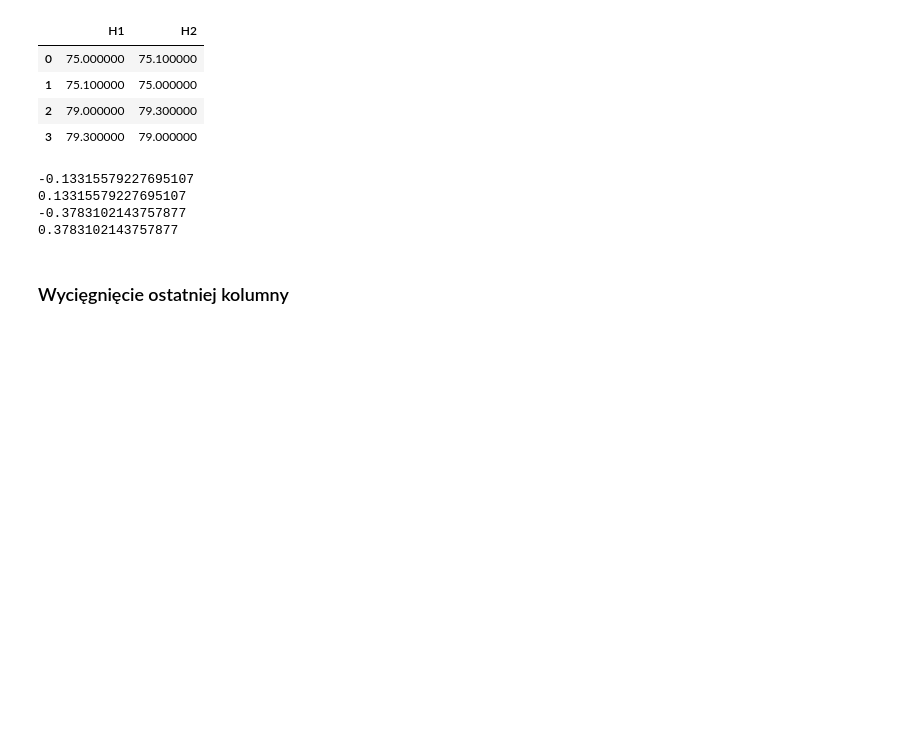
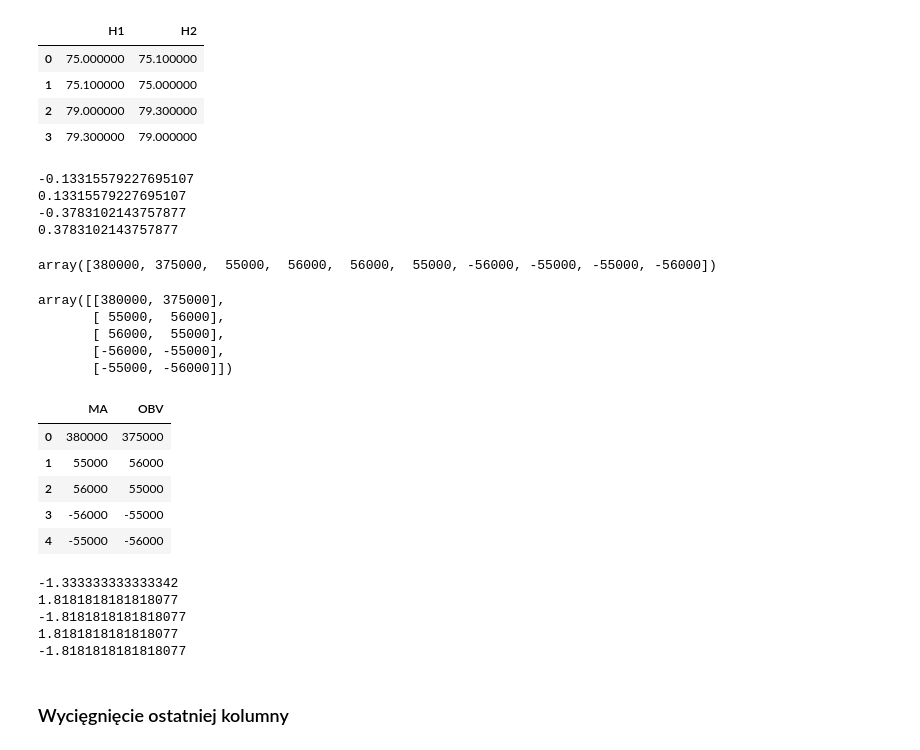
Before and after one commit to KucharskiR/data-science, a Jupyter notebook: Normalization.ipynb, the cells around one changed output. Drawn from its saved outputs; the diff is of its cells as text; code cells hidden in the pictures; blank space fills up the shorter version.

```diff
--- a/Normalization.ipynb
+++ b/Normalization.ipynb
@@ -118,6 +118,56 @@ for i in range(len(hdf)):
 0.13315579227695107
 -0.3783102143757877
 0.3783102143757877
+# %%
+data = np.array([380000,375000,55000,56000,56000,55000, -56000,-55000, -55000,-56000])
+data
+# %% [output]
+array([380000, 375000,  55000,  56000,  56000,  55000, -56000, -55000, -55000, -56000])
+# %%
+data = data.reshape(-1,2)
+data
+# %% [output]
+array([[380000, 375000],
+       [ 55000,  56000],
+       [ 56000,  55000],
+       [-56000, -55000],
+       [-55000, -56000]])
+# %%
+obvDf = pd.DataFrame(data, columns=['MA', 'OBV'])
+obvDf
+# %% [output]
+|  | MA | OBV |
+| 0 | 380000 | 375000 |
+| 1 | 55000 | 56000 |
+| 2 | 56000 | 55000 |
+| 3 | -56000 | -55000 |
+| 4 | -55000 | -56000 |
+# %%
+for i in range(len(obvDf)):
+  ma = obvDf.iloc[i,0]
+  obv = obvDf.iloc[i,1]
+  if(obv > 0):
+     if(obv < ma):
+      out = (ma / obv) -1
+      out *= -100
+     else:
+      out = (obv / ma) -1
+      out *= 100
+  else:
+    if(obv < ma):
+      out = (obv / ma) -1
+      out *= -100
+    else:
+      out = (ma / obv) -1
+      out *= 100
+
+  print(out)
+# %% [output]
+-1.333333333333342
+1.8181818181818077
+-1.8181818181818077
+1.8181818181818077
+-1.8181818181818077
 # %% [markdown]
 ### Wycięgnięcie ostatniej kolumny
 # %%
```
Also changed, not shown: parts of 2 cells of this notebook.
